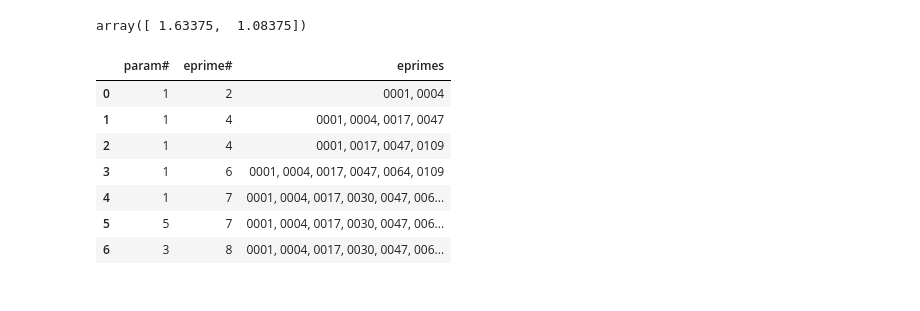
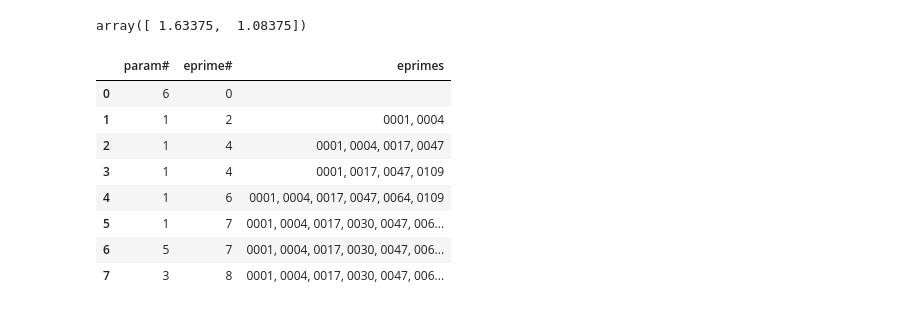
Before and after one commit to Bilalh/Gen, a Jupyter notebook: scripts/parse_results/useful.ipynb, the cells around one changed output. Saved outputs shown, nothing was run; the diff lists cells and outputs as text; code cells hidden in the pictures.

```diff
--- a/scripts/parse_results/useful.ipynb
+++ b/scripts/parse_results/useful.ipynb
@@ -389,40 +392,49 @@ def row_for_display(row):
     return result
 # %%
 param_eprime_results_sql="""
+
 Select count(param) as 'param#',eprimes_num as 'eprime#',  eprimes
 From (
-    Select P.param, count(D.eprime) as eprimes_num  , group_concat(D.eprime, ", ") as eprimes
+    Select P.param, count(D.eprime) as eprimes_num  , group_concat(D.eprime, ", ") as eprimes, quality
     From ParamQuality P
     Join TimingsDomination D on P.param = D.param
     Where P.Quality < 1 and isDominated = 0
     Group by P.param
-    Order by P.quality
+
+	Union
+
+	Select Q.param, 0 as eprimes_num, "" as eprimes, 100 as quality
+	From ParamQuality Q
+	Where Q.param not in (Select D.param From DiscriminatingParams D)
+
+    Order by quality
+
 )
 
 Group by eprimes
 Order by eprimes_num,count(param), eprimes;
 """
 
 
 import sqlite3
-
 def get_models_for_all_params(out_dir):
     db_path = Path(out_dir)  / "results.db"
     eprimes = pd.read_sql(sql=param_eprime_results_sql,
                          con=sqlite3.Connection(str(db_path)),
                          )
     return eprimes
 
 p="/Users/bilalh/Desktop/Experiments/results/ksample/prob024-Langford/out-43200-10-32__1___10_True_100_halving"
 test=get_models_for_all_params(p)
 test
 # %% [output]
 |  | param# | eprime# | eprimes |
-| 0 | 1 | 2 | 0001, 0004 |
-| 1 | 1 | 4 | 0001, 0004, 0017, 0047 |
-| 2 | 1 | 4 | 0001, 0017, 0047, 0109 |
-| 3 | 1 | 6 | 0001, 0004, 0017, 0047, 0064, 0109 |
-| 4 | 1 | 7 | 0001, 0004, 0017, 0030, 0047, 006... |
-| 5 | 5 | 7 | 0001, 0004, 0017, 0030, 0047, 006... |
-| 6 | 3 | 8 | 0001, 0004, 0017, 0030, 0047, 006... |
+| 0 | 6 | 0 |  |
+| 1 | 1 | 2 | 0001, 0004 |
+| 2 | 1 | 4 | 0001, 0004, 0017, 0047 |
+| 3 | 1 | 4 | 0001, 0017, 0047, 0109 |
+| 4 | 1 | 6 | 0001, 0004, 0017, 0047, 0064, 0109 |
+| 5 | 1 | 7 | 0001, 0004, 0017, 0030, 0047, 006... |
+| 6 | 5 | 7 | 0001, 0004, 0017, 0030, 0047, 006... |
+| 7 | 3 | 8 | 0001, 0004, 0017, 0030, 0047, 006... |
 # %%
```
Also changed, not shown: parts of 6 cells of this notebook.
